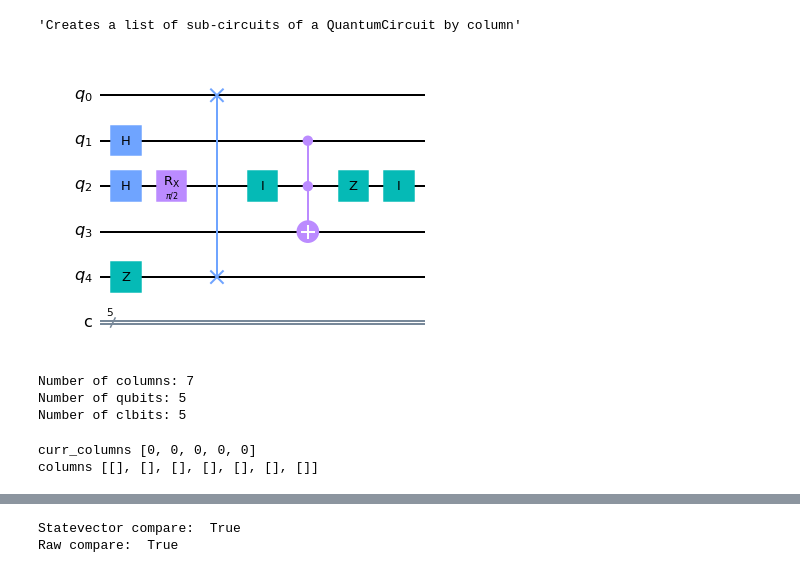
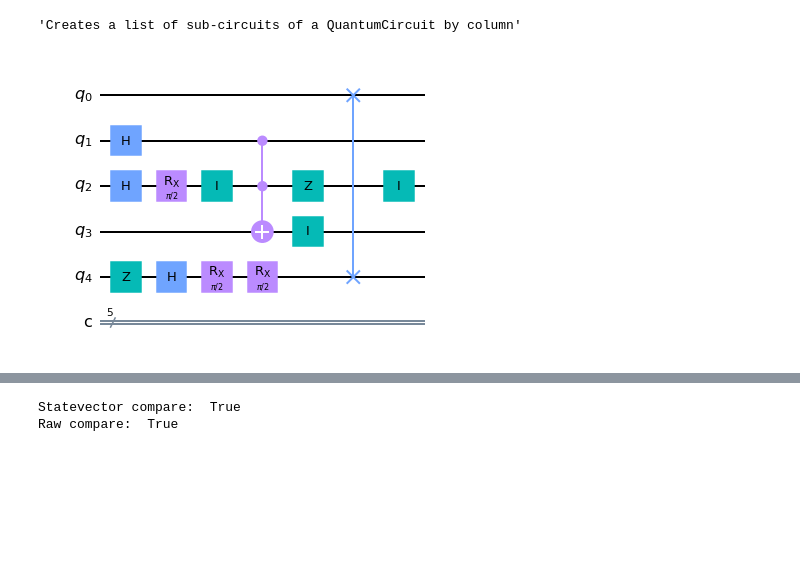
Before and after one commit to marquitos0119/quantum-music, a Jupyter notebook: Notebooks/circuit-splitter.ipynb, the cells around one changed output, grey strips where cells are left out. Saved outputs shown, nothing was run; the diff lists cells and outputs as text; code cells hidden in the pictures; blank space fills up the shorter version.

```diff
--- a/Notebooks/circuit-splitter.ipynb
+++ b/Notebooks/circuit-splitter.ipynb
@@ -56,41 +56,31 @@ def print_vector(vector):
 # %%
 # Place circuit here
 
 #From QASM string
 qasm = """
 OPENQASM 2.0;
 include "qelib1.inc";
 
 qreg q[5];
 creg c[5];
 
 h q[1];
 h q[2];
 z q[4];
 rx(pi/2) q[2];
+h q[4];
 id q[2];
+rx(pi/2) q[4];
 ccx q[1],q[2],q[3];
+rx(pi/2) q[4];
 z q[2];
 id q[2];
 swap q[0],q[4];
+id q[3];
 """
 circuit = QuantumCircuit.from_qasm_str(qasm)
 
 #circuit = QFT(4)
 circuit.draw()
 # %% [output]
-[figure, old version]
+[figure, new version]
-# %%
-# Each sub-circuit will have the same number of qubits as the original circuit
-num_qubits = circuit.num_qubits
-num_clbits = circuit.num_clbits
-# We only care about the number of columns from _get_layered_instructions()
-_, _, ops = _get_layered_instructions(circuit)
-num_columns = len(ops)
-print(f'Number of columns: {num_columns}')
-print(f'Number of qubits: {num_qubits}')
-print(f'Number of clbits: {num_clbits}')
-# %% [output]
-Number of columns: 7
-Number of qubits: 5
-Number of clbits: 5
@@ -101,17 +86,0 @@ Number of clbits: 5
-# %%
-# Initialize the data structures that hold column information
-
-# A list that keeps track of the column to insert the next gate
-# curr_column[qubit.index] = column
-curr_column = [0] * num_qubits # creates a list of size num_qubits
-print('curr_columns', curr_column)
-
-# A 2-D array that holds the actual instructions by column
-# where columns[0] = [(insn, qargs, cargs) tuples] (list of instructions at column 0)
-columns = []
-for i in range(num_columns):
-    columns.append([])
-print('columns', columns)
-# %% [output]
-curr_columns [0, 0, 0, 0, 0]
-columns [[], [], [], [], [], [], []]
```
Also changed, not shown: parts of 14 cells of this notebook.
